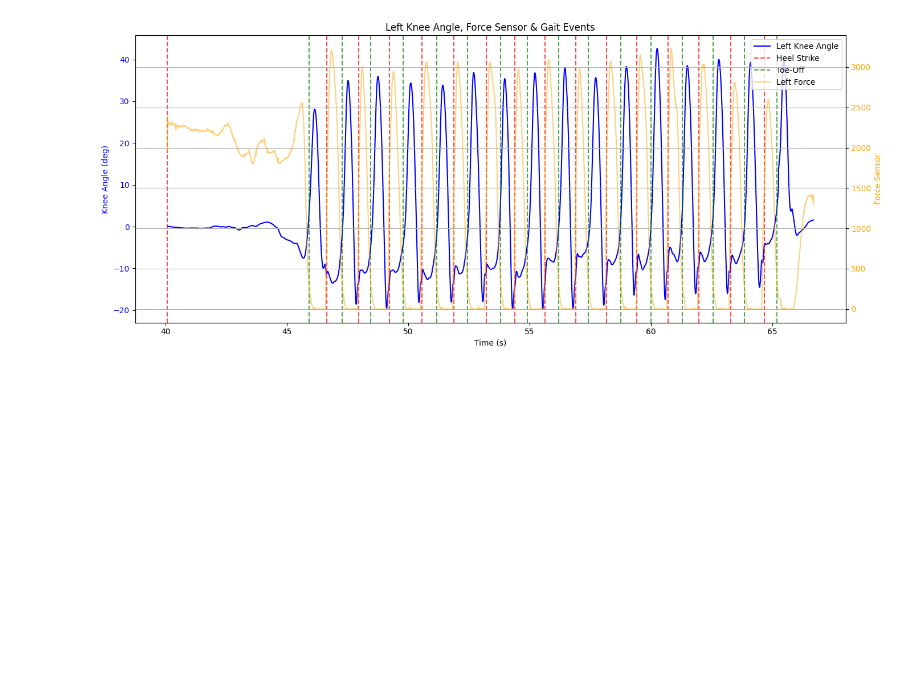
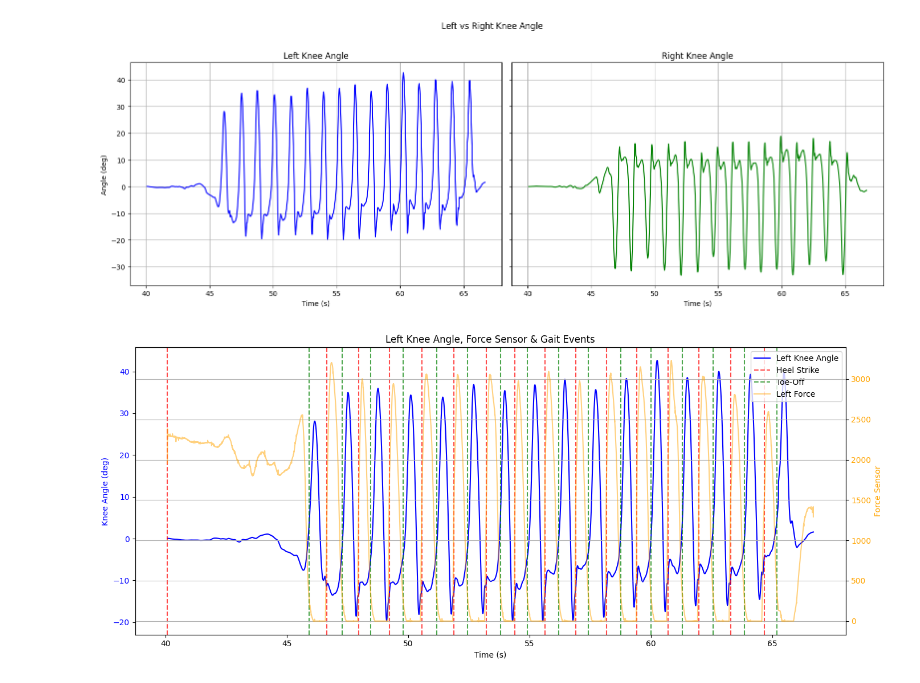
Before and after one commit to manoj1749/gait-research, a Jupyter notebook: gait_events.ipynb, the cells around one changed output. Drawn from its saved outputs; the diff is of its cells as text; code cells hidden in the pictures; blank space fills up the shorter version.

```diff
--- a/gait_events.ipynb
+++ b/gait_events.ipynb
@@ -1,4 +1,5 @@
 # %%
+
 import numpy as np
 import pandas as pd
 from scipy.signal import butter, filtfilt, find_peaks
@@ -95,7 +96,8 @@ def label_gait_phases(force, knee_angle, time, hs_thresh=1500, to_thresh=300, fl
 # 5. Example Usage
 # -------------------------------
 # Load your merged data
-data = pd.read_csv("combined_dataset.csv")  # Replace with actual file
+# combined_dataset_specimen1/combined_dataset_test1.csv
+data = pd.read_csv("combined_dataset_specimen1/combined_dataset_test1.csv")  # Replace with actual file
 
 # Filter IMU gyros
 fs = 100  # sampling rate
@@ -129,6 +131,48 @@ data["Gait_Phase"] = labels
 
 # Optional: Save to file
 data.to_csv("labeled_gait_data.csv", index=False)
+# %%
+# --- RIGHT KNEE ANGLE COMPUTATION ---
+
+# Extract gyro data for right leg
+right_shank_gyro = data[["RS_GyroX_filtered", "RS_GyroY_filtered", "RS_GyroZ_filtered"]].to_numpy()
+right_thigh_gyro = data[["RT_GyroX_filtered", "RT_GyroY_filtered", "RT_GyroZ_filtered"]].to_numpy()
+
+# Match length
+right_shank_gyro = right_shank_gyro[:min_len]
+right_thigh_gyro = right_thigh_gyro[:min_len]
+
+# PCA projection and knee angle for right leg
+right_knee_axis = identify_joint_axis(right_shank_gyro - right_thigh_gyro)
+right_shank_proj = project_onto_joint_axis(right_shank_gyro, right_knee_axis)
+right_thigh_proj = project_onto_joint_axis(right_thigh_gyro, right_knee_axis)
+right_knee_angle = integrate_gyro(right_shank_proj - right_thigh_proj, time)
+
+# Save right knee angle to DataFrame
+data["Right_Knee_Angle"] = right_knee_angle
+# %%
+import matplotlib.pyplot as plt
+
+fig, axes = plt.subplots(1, 2, figsize=(16, 6), sharex=True, sharey=True)
+
+# Left Knee Angle Plot
+axes[0].plot(time, left_knee_angle, color='blue')
+axes[0].set_title("Left Knee Angle")
+axes[0].set_xlabel("Time (s)")
+axes[0].set_ylabel("Angle (deg)")
+axes[0].grid(True)
+
+# Right Knee Angle Plot
+axes[1].plot(time, right_knee_angle, color='green')
+axes[1].set_title("Right Knee Angle")
+axes[1].set_xlabel("Time (s)")
+axes[1].grid(True)
+
+plt.suptitle("Left vs Right Knee Angle")
+plt.tight_layout(rect=[0, 0, 1, 0.96])
+plt.show()
+# %% [output]
+[figure, added]
 # %%
 import matplotlib.pyplot as plt
 
```
Also changed, not shown: parts of 1 cell of this notebook, 24 other files.
